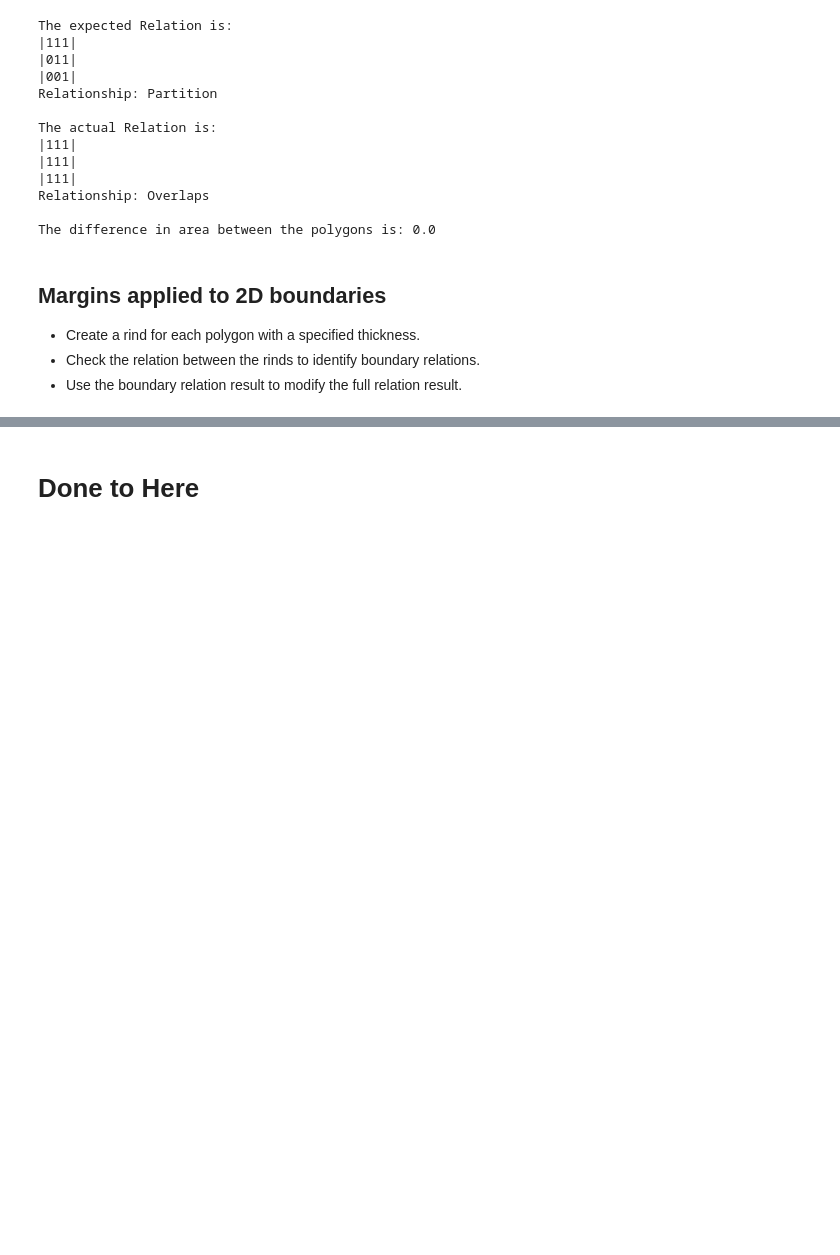
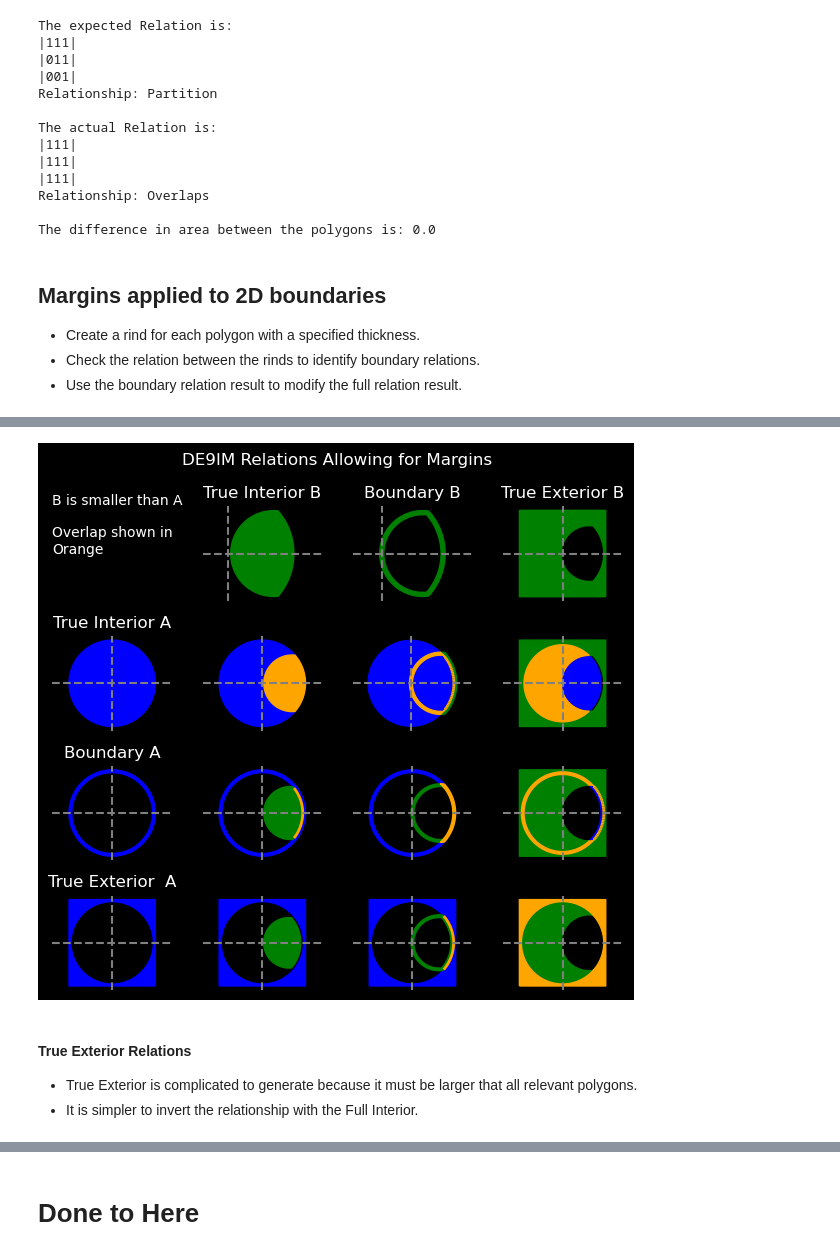
Before and after one commit to GregSal/StructureRelations, a Jupyter notebook: src/notebooks/relations/BoundaryRelationTests.ipynb, the cells around one changed output, grey strips where cells are left out. Drawn from its saved outputs; the diff is of its cells as text; code cells hidden in the pictures; blank space fills up the shorter version.

```diff
--- a/src/notebooks/relations/BoundaryRelationTests.ipynb
+++ b/src/notebooks/relations/BoundaryRelationTests.ipynb
@@ -828,0 +896,52 @@ plt.show()
+# %%
+fig, axes = plt.subplots(4, 4, figsize=(6,6))
+fig.suptitle('DE9IM Relations Allowing for Margins', y=0.92)
+# Axis Labels
+plot_ab(blank, true_cropped_circle, axes=axes[0,1])
+axes[0,1].set_title('True Interior B')
+plot_ab(blank, cropped_circle_boundary, axes=axes[0,2])
+axes[0,2].set_title('Boundary B')
+plot_ab(blank, true_cropped_exterior, axes=axes[0,3])
+axes[0,3].set_title('True Exterior B')
+plot_ab(true_circle_polygon, blank, axes=axes[1,0])
+axes[1,0].set_title('True Interior A')
+plot_ab(circle_polygon_boundary, blank, axes=axes[2,0])
+axes[2,0].set_title('Boundary A')
+plot_ab(true_exterior_polygon, blank, axes=axes[3,0])
+axes[3,0].set_title('True Exterior  A')
+
+# True Interior A vs B
+plot_ab(true_circle_polygon, true_cropped_circle, axes=axes[1,1])
+#axes[0,0].set_title('A, B')
+plot_ab(true_circle_polygon, cropped_circle_boundary, axes=axes[1,2])
+#axes[0,1].set_title('A, Boundary B')
+plot_ab(true_circle_polygon, true_cropped_exterior, axes=axes[1,3])
+#axes[0,2].set_title('A, Exterior B')
+
+# Boundary A vs B
+plot_ab(circle_polygon_boundary, true_cropped_circle, axes=axes[2,1])
+#axes[1,0].set_title('Boundary A, B')
+plot_ab(circle_polygon_boundary, cropped_circle_boundary, axes=axes[2,2])
+#axes[1,1].set_title('Boundary A, Boundary B')
+plot_ab(circle_polygon_boundary, true_cropped_exterior, axes=axes[2,3])
+#axes[1,2].set_title('Boundary A, Exterior B')
+
+# True Exterior A vs B
+plot_ab(true_exterior_polygon, true_cropped_circle, axes=axes[3,1])
+#axes[2,0].set_title('Exterior A, B')
+plot_ab(true_exterior_polygon, cropped_circle_boundary, axes=axes[3,2])
+#axes[2,1].set_title('Exterior A, Boundary B')
+plot_ab(true_exterior_polygon, true_cropped_exterior, axes=axes[3,3])
+#axes[2,2].set_title('Exterior A, Exterior B')
+plt.tight_layout()
+# Add text to the upper left plot
+axes[0,0].set_axis_off()
+axes[0,0].text(0,.5, 'B is smaller than A\n\nOverlap shown in \nOrange')
+plt.tight_layout(rect=[0, 0, 1, 0.94])
+plt.show()
+# %% [output]
+[figure, added]
+# %% [markdown]
+#### True Exterior Relations
+- True Exterior is complicated to generate because it must be larger that all relevant polygons.
+- It is simpler to invert the relationship with the Full Interior.
```
Also changed, not shown: parts of 12 cells of this notebook, 1 other file.
